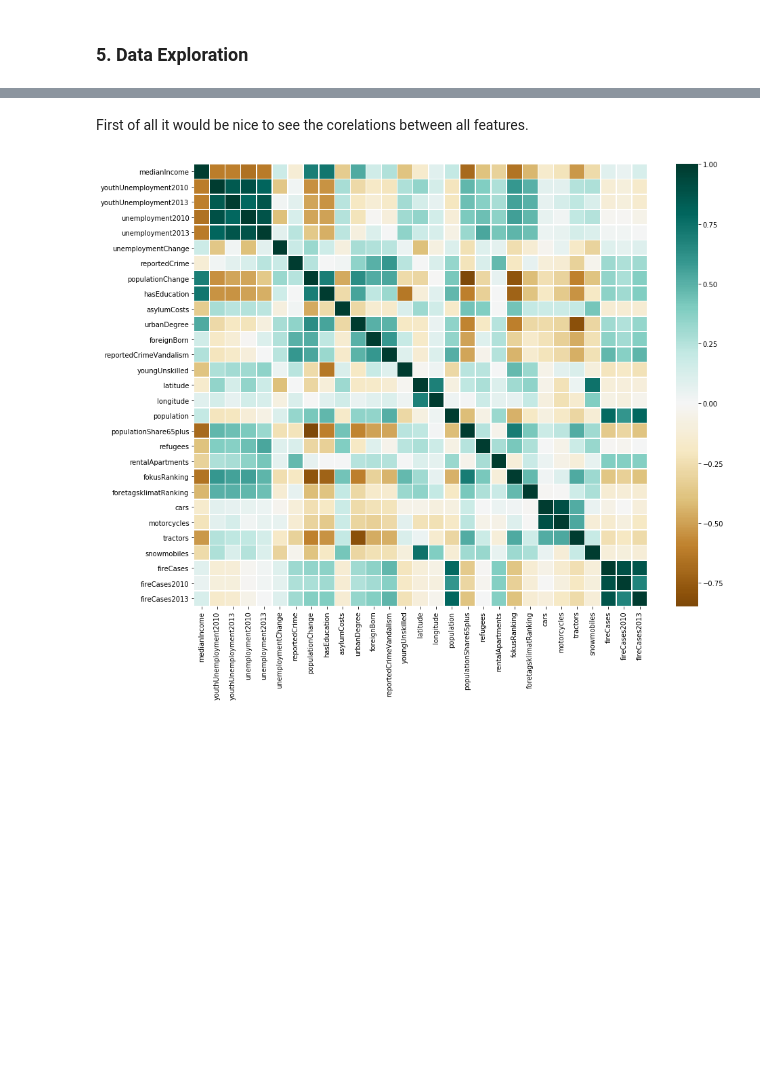
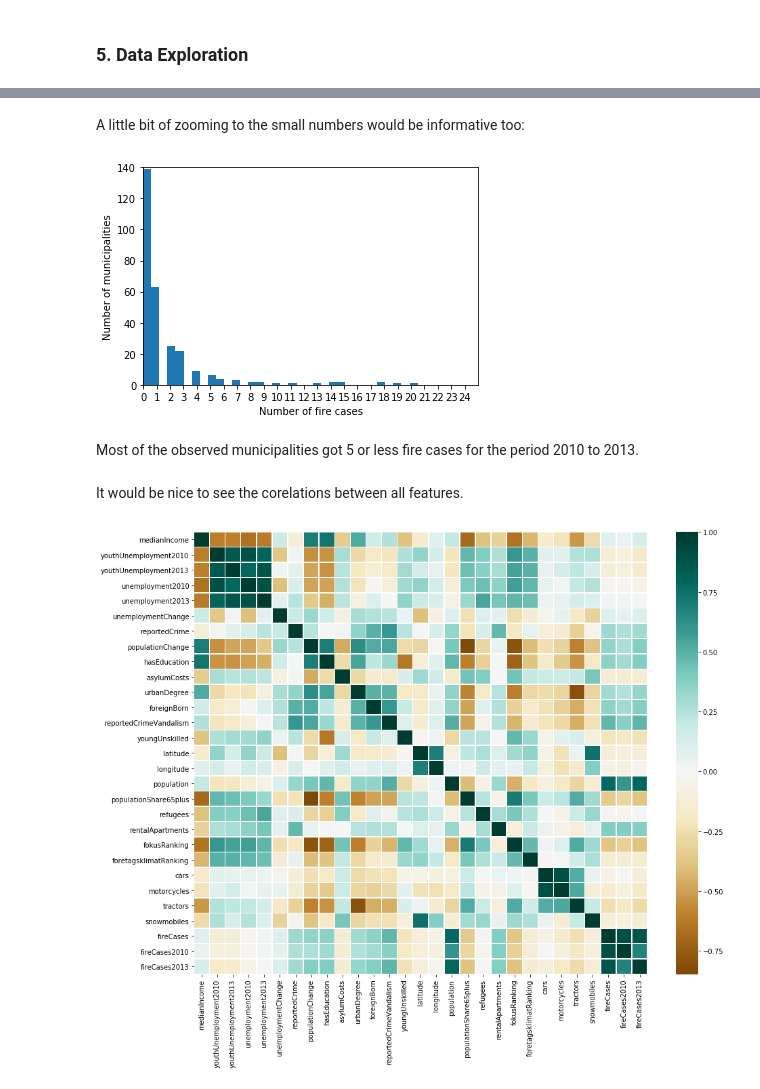
Before and after one commit to ignatovasashka/Exam-Project-Machine-Learning, a Jupyter notebook: School Fire Cases in Sweden and KPIs.ipynb, the cells around one changed output, grey strips where cells are left out. Drawn from its saved outputs; the diff is of its cells as text; code cells hidden in the pictures; blank space fills up the shorter version.

```diff
--- a/School Fire Cases in Sweden and KPIs.ipynb
+++ b/School Fire Cases in Sweden and KPIs.ipynb
@@ -281,5 +299,18 @@ indicators
+# %% [markdown]
+A little bit of zooming to the small numbers would be informative too:
+# %%
+plt.hist(indicators["fireCases"], bins = "fd")
+plt.axis([0, 25, 0, 140])
+plt.xticks(range(0, 25, 1))
+plt.xlabel('Number of fire cases')
+plt.ylabel('Number of municipalities')
+plt.show()
+# %% [output]
+[figure, added]
+# %% [markdown]
+Most of the observed municipalities got 5 or less fire cases for the period 2010 to 2013.
 # %% [markdown]
-First of all it would be nice to see the corelations between all features.
+It would be nice to see the corelations between all features.
 # %%
 indicators_features_list = indicators.columns
 cor_mat = indicators.loc[:, indicators_features_list].corr()
```
Also changed, not shown: parts of 59 cells of this notebook.
